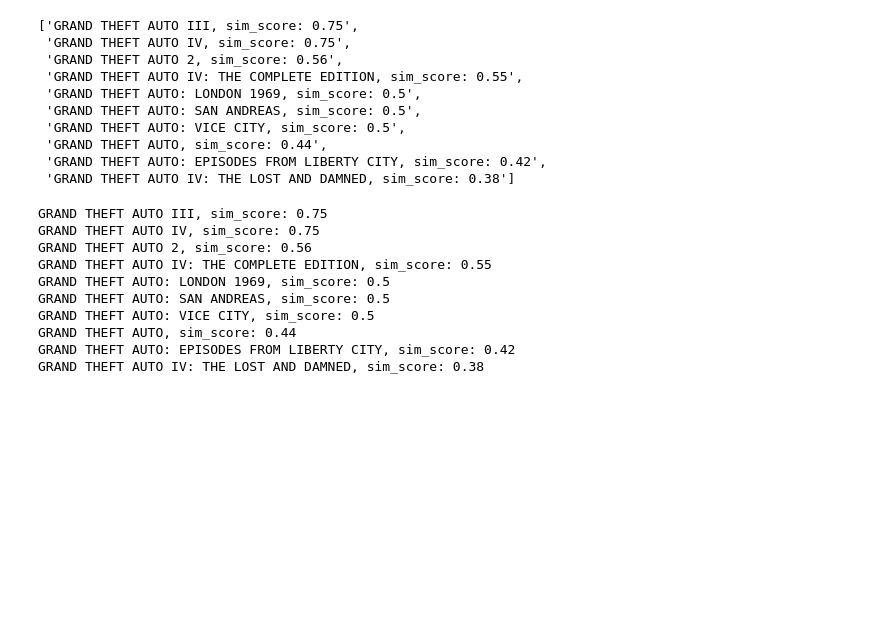
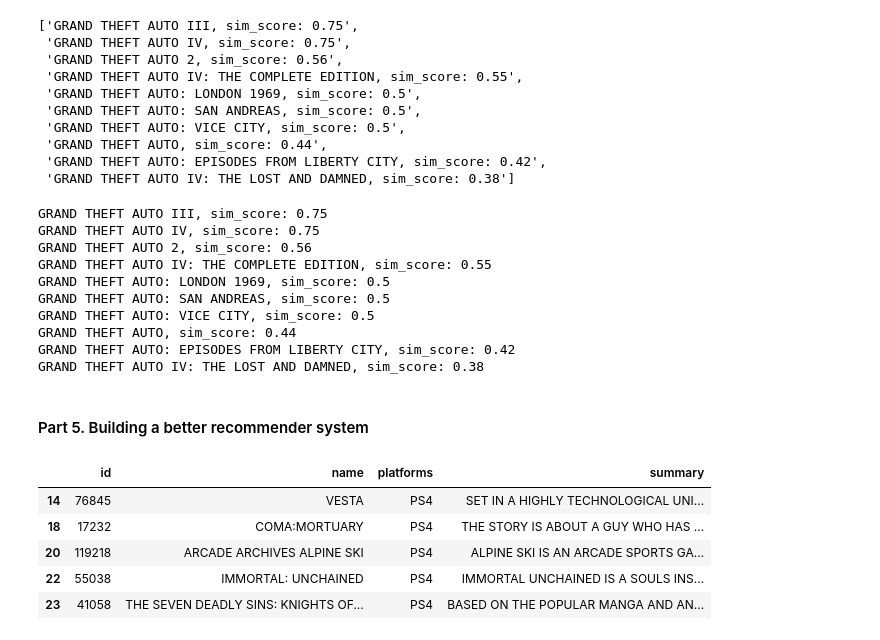
Before and after one commit to dxljack/Gaming-Market-Exploration, a Jupyter notebook: Gaming Market Analysis.ipynb, the cells around one changed output. Cells and saved outputs as stored; diff of their text form; code cells hidden in the pictures; blank space fills up the shorter version.

```diff
--- a/Gaming Market Analysis.ipynb
+++ b/Gaming Market Analysis.ipynb
@@ -1120,0 +933,23 @@ GRAND THEFT AUTO IV: THE LOST AND DAMNED, sim_score: 0.38
+# %% [markdown]
+#### Part 5. Building a better recommender system
+# %%
+# load df_games
+df_games = pd.read_pickle('games_dataframe')
+# %%
+df_games['name'] = df_games['name'].str.upper()
+# %%
+df_games['summary'] = df_games['summary'].str.upper()
+# %%
+df_games['summary'] = df_games['summary'].str.replace(r'[^a-zA-Z]',' ')
+# %%
+# platform 48 is ps4
+df_ps4 = df_games[df_games['platforms'].str.contains("48")]
+df_ps4['platforms'] = 'PS4'
+df_ps4.head()
+# %% [output]
+|  | id | name | platforms | summary |
+| 14 | 76845 | VESTA | PS4 | SET IN A HIGHLY TECHNOLOGICAL UNI... |
+| 18 | 17232 | COMA:MORTUARY | PS4 | THE STORY IS ABOUT A GUY WHO HAS ... |
+| 20 | 119218 | ARCADE ARCHIVES ALPINE SKI | PS4 | ALPINE SKI IS AN ARCADE SPORTS GA... |
+| 22 | 55038 | IMMORTAL: UNCHAINED | PS4 | IMMORTAL UNCHAINED IS A SOULS INS... |
+| 23 | 41058 | THE SEVEN DEADLY SINS: KNIGHTS OF... | PS4 | BASED ON THE POPULAR MANGA AND AN... |
```
Also changed, not shown: parts of 87 cells of this notebook, 8 other files.
